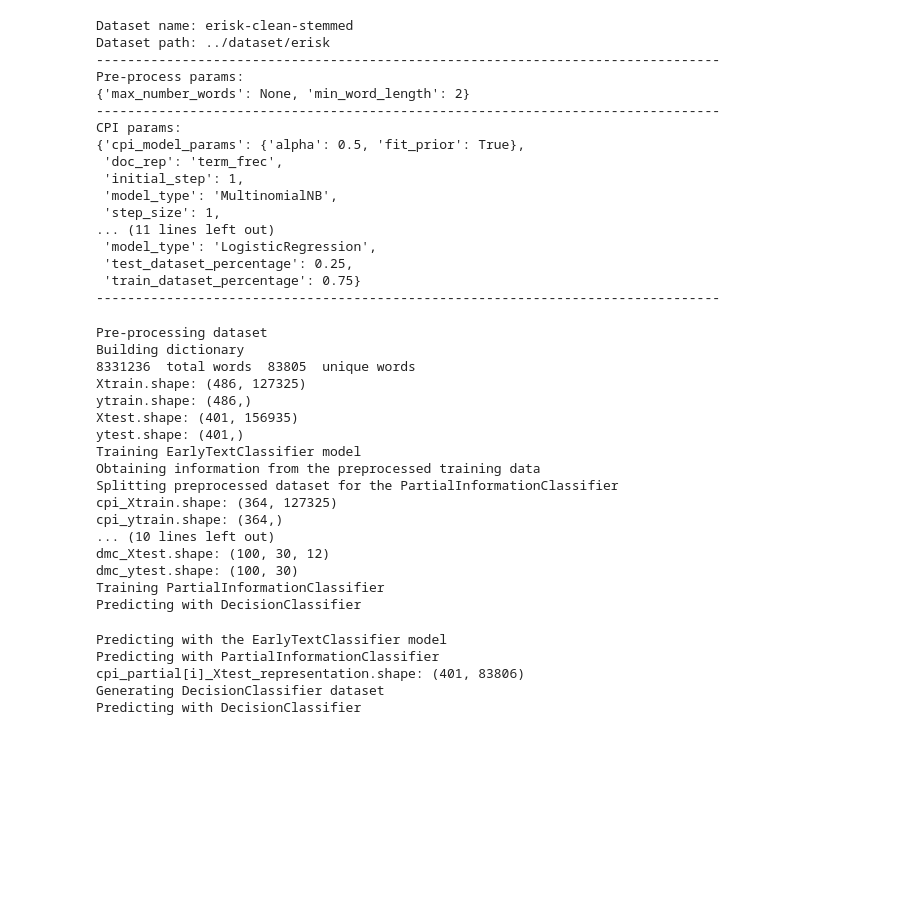
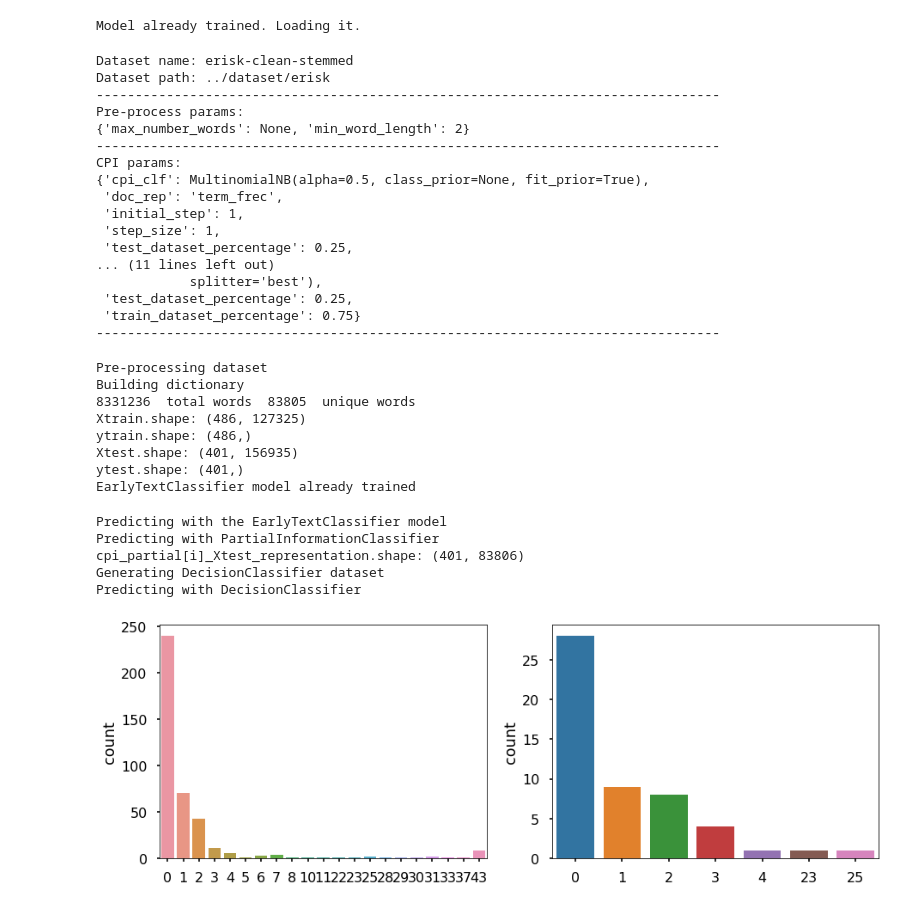
Before and after one commit to jmloyola/early-classification, a Jupyter notebook: notebooks/erisk.ipynb, the cells around one changed output. Cells and saved outputs as stored; diff of their text form; code cells hidden in the pictures; blank space fills up the shorter version.

```diff
--- a/notebooks/erisk.ipynb
+++ b/notebooks/erisk.ipynb
@@ -18,27 +25,22 @@ etc_kwargs = {'dataset_path': '../dataset/erisk',
               'step_size': 1}
 preprocess_kwargs = {'min_word_length': 2,
                      'max_number_words': None}
-cpi_model_params = dict()
-cpi_model_params['alpha'] = 0.50
-cpi_model_params['fit_prior'] = True
+cpi_clf = MultinomialNB(alpha=0.5, fit_prior=True)
 cpi_kwargs = {'train_dataset_percentage': 0.75,
               'test_dataset_percentage': 0.25,
               'doc_rep': 'term_frec',
-              'model_type': 'MultinomialNB',
-              'cpi_model_params': cpi_model_params}
+              'cpi_clf': cpi_clf}
 context_kwargs = {'number_most_common': 100}
-dmc_model_params = dict()
-dmc_model_params['C'] = 2
-dmc_model_params['solver'] = 'liblinear'
-dmc_model_params['n_jobs'] = 1
-dmc_model_params['random_state'] = 0
+
+dmc_clf = DecisionTreeClassifier(criterion='gini', random_state=0)
 dmc_kwargs = {'train_dataset_percentage': 0.75,
               'test_dataset_percentage': 0.25,
-              'model_type': 'LogisticRegression',
-              'dmc_model_params': dmc_model_params}
+              'dmc_clf': dmc_clf}
 
 etc = EarlyTextClassifier(etc_kwargs, preprocess_kwargs, cpi_kwargs,
                           context_kwargs, dmc_kwargs)
+# %% [output]
+Model already trained. Loading it.
 # %%
 etc.print_params_information()
 # %% [output]
@@ -49,13 +51,13 @@ Pre-process params:
 {'max_number_words': None, 'min_word_length': 2}
 --------------------------------------------------------------------------------
 CPI params:
-{'cpi_model_params': {'alpha': 0.5, 'fit_prior': True},
+{'cpi_clf': MultinomialNB(alpha=0.5, class_prior=None, fit_prior=True),
  'doc_rep': 'term_frec',
  'initial_step': 1,
- 'model_type': 'MultinomialNB',
  'step_size': 1,
+ 'test_dataset_percentage': 0.25,
 ... (11 lines left out)
- 'model_type': 'LogisticRegression',
+            splitter='best'),
  'test_dataset_percentage': 0.25,
  'train_dataset_percentage': 0.75}
 --------------------------------------------------------------------------------
@@ -70,16 +72,7 @@ Xtrain.shape: (486, 127325)
 ytrain.shape: (486,)
 Xtest.shape: (401, 156935)
 ytest.shape: (401,)
-Training EarlyTextClassifier model
-Obtaining information from the preprocessed training data
-Splitting preprocessed dataset for the PartialInformationClassifier
-cpi_Xtrain.shape: (364, 127325)
-cpi_ytrain.shape: (364,)
-... (10 lines left out)
-dmc_Xtest.shape: (100, 30, 12)
-dmc_ytest.shape: (100, 30)
-Training PartialInformationClassifier
-Predicting with DecisionClassifier
+EarlyTextClassifier model already trained
 # %%
 cpi_perc, cpi_pred, dmc_pred, pred_time, dmc_ytest = etc.predict(Xtest, ytest)
 # %% [output]
@@ -88,3 +81,9 @@ Predicting with PartialInformationClassifier
 cpi_partial[i]_Xtest_representation.shape: (401, 83806)
 Generating DecisionClassifier dataset
 Predicting with DecisionClassifier
+# %%
+fig, (ax1, ax2) = plt.subplots(nrows=1, ncols=2, figsize=(15,5))
+sns.countplot(pred_time, ax=ax1);
+sns.countplot(pred_time[ytest == 1], ax=ax2);
+# %% [output]
+[figure, added]
```
Also changed, not shown: parts of 13 cells of this notebook, 2 other files.
